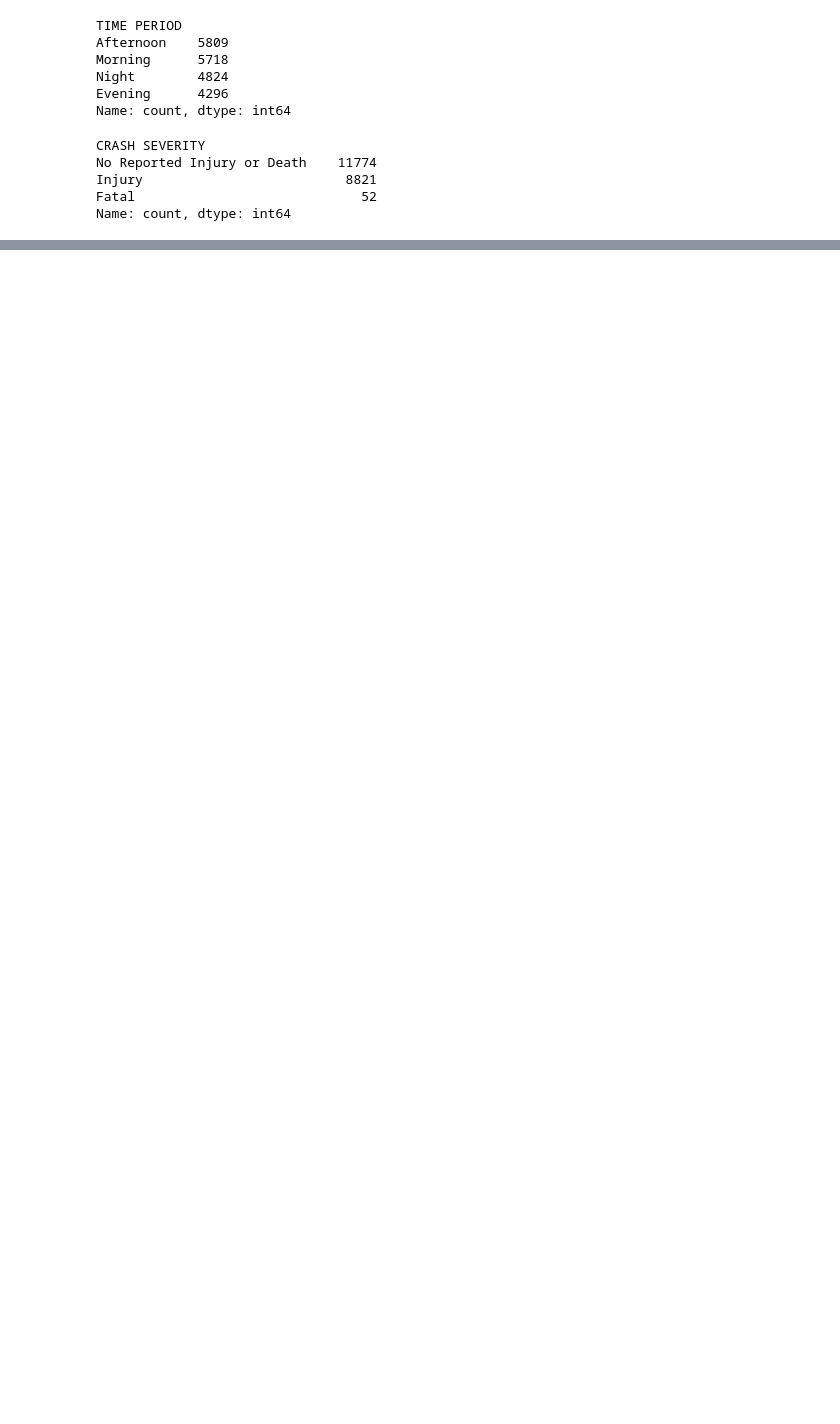
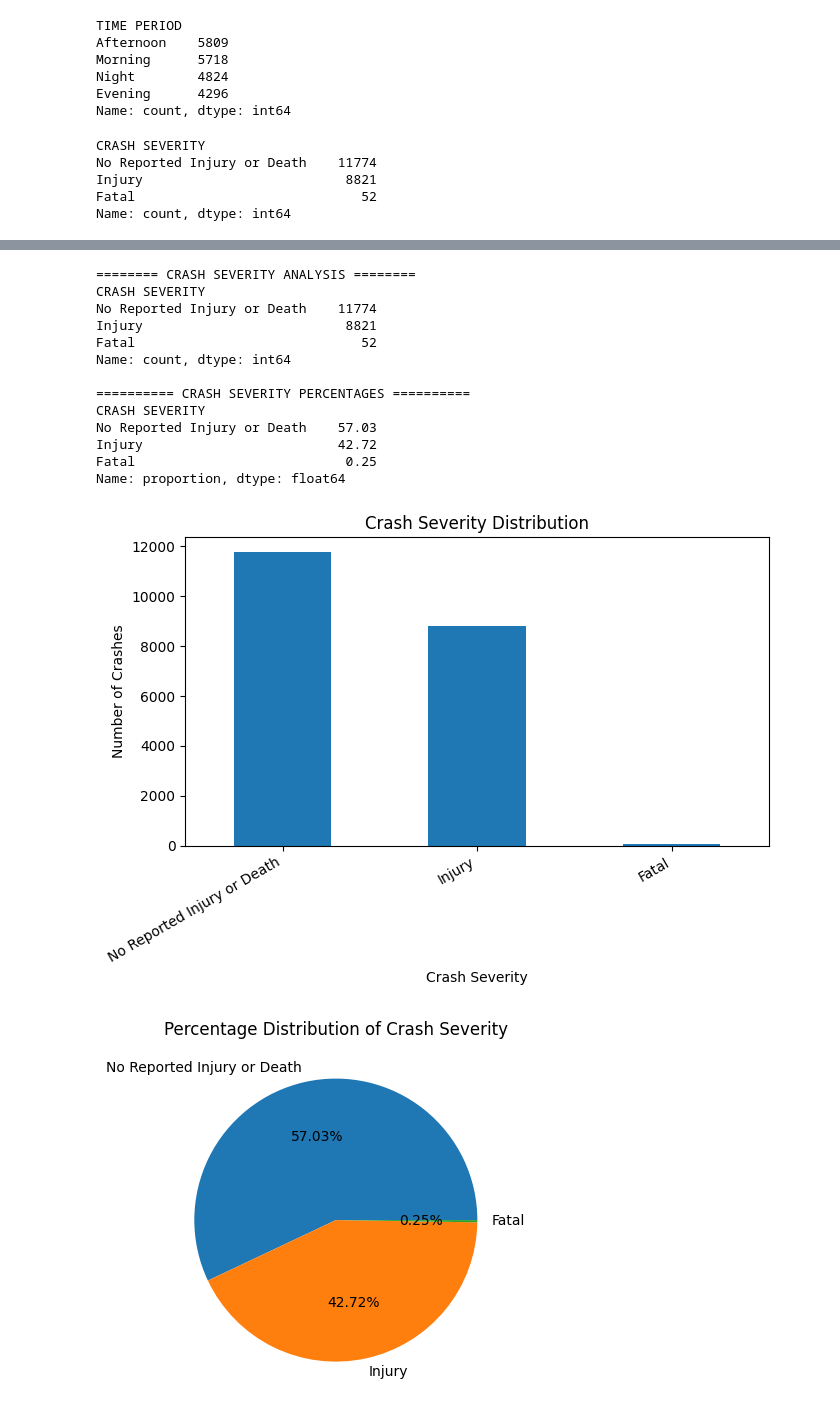
Before and after one commit to bhakya01/Motor-Vehicle-Collisions---Crashes, a Jupyter notebook: Motorvehicle.ipynb, the cells around one changed output, grey strips where cells are left out. Drawn from its saved outputs; the diff is of its cells as text; code cells hidden in the pictures; blank space fills up the shorter version.

```diff
--- a/Motorvehicle.ipynb
+++ b/Motorvehicle.ipynb
@@ -336,0 +366,58 @@ display(df.head())
+# %%
+
+import matplotlib.pyplot as plt
+
+# Count crash severity categories
+severity_counts = df['CRASH SEVERITY'].value_counts()
+
+print("======== CRASH SEVERITY ANALYSIS ========")
+print(severity_counts)
+
+# Calculate percentages
+severity_percentages = (
+    df['CRASH SEVERITY'].value_counts(normalize=True) * 100
+).round(2)
+
+print("\n========== CRASH SEVERITY PERCENTAGES ==========")
+print(severity_percentages)
+
+# Bar chart
+severity_counts.plot(
+    kind='bar',
+    figsize=(7, 5)
+)
+
+plt.title('Crash Severity Distribution')
+plt.xlabel('Crash Severity')
+plt.ylabel('Number of Crashes')
+plt.xticks(rotation=30, ha='right')
+plt.tight_layout()
+plt.show()
+
+# Pie chart
+severity_counts.plot(
+    kind='pie',
+    autopct='%1.2f%%',
+    figsize=(4.5, 4.5)
+)
+
+plt.title('Percentage Distribution of Crash Severity')
+plt.ylabel('')
+plt.tight_layout()
+plt.show()
+# %% [output]
+======== CRASH SEVERITY ANALYSIS ========
+CRASH SEVERITY
+No Reported Injury or Death    11774
+Injury                          8821
+Fatal                             52
+Name: count, dtype: int64
+
+========== CRASH SEVERITY PERCENTAGES ==========
+CRASH SEVERITY
+No Reported Injury or Death    57.03
+Injury                         42.72
+Fatal                           0.25
+Name: proportion, dtype: float64
+[figure, added]
+[figure, added]
```
Also changed, not shown: parts of 19 cells of this notebook.
